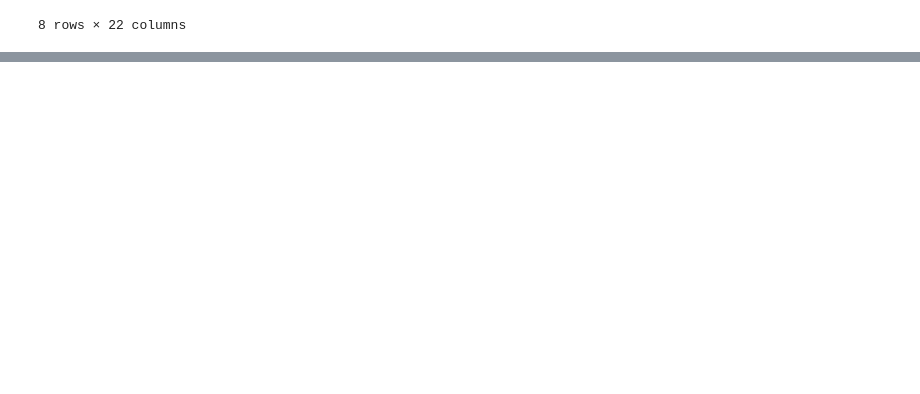
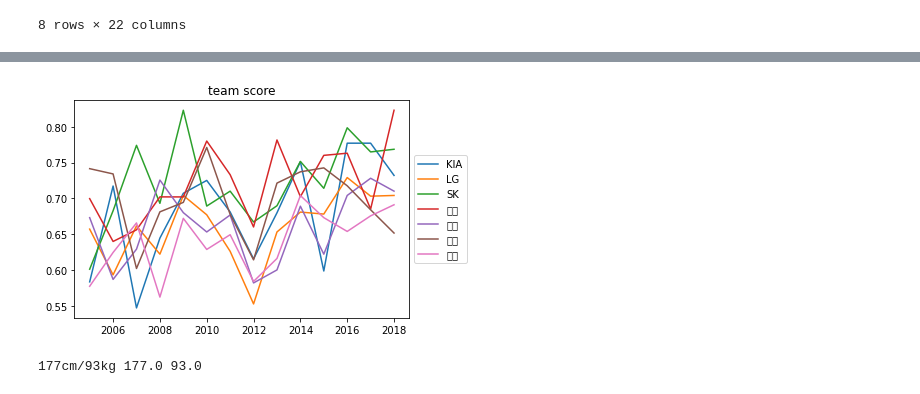
Before and after one commit to studyfirston/Deep_learning, a Jupyter notebook: dacon/kbo_prediction/batter_OPS_prediction.ipynb, the cells around one changed output, grey strips where cells are left out. Drawn from its saved outputs; the diff is of its cells as text; code cells hidden in the pictures; blank space fills up the shorter version.

```diff
--- a/dacon/kbo_prediction/batter_OPS_prediction.ipynb
+++ b/dacon/kbo_prediction/batter_OPS_prediction.ipynb
@@ -190,0 +216,5 @@ pd.read_csv('../')
+# %%
+# 연도별 팀의 OPS 중앙값 계산
+med_OPS_team = regular_season_df.pivot_table(index = ['team'], columns = 'year',
+values = 'OPS', aggfunc='median')
+med_OPS_team
@@ -190,0 +241,4 @@ pd.read_csv('../')
+# %%
+# 2005년 이후에 결측치가 존재하지 않는 팀만 확인
+team_idx = med_OPS_team.loc[:, 2005:].isna().sum(axis=1) <= 0
+team_idx
@@ -190,0 +264,18 @@ pd.read_csv('../')
+# %%
+plt.plot(med_OPS_team.loc[team_idx, 2005:].T)
+plt.legend(med_OPS_team.loc[team_idx, 2005:].T.columns,
+loc = 'center left', bbox_to_anchor=(1,0.5))
+plt.title('team score')
+plt.show()
+# %% [output]
+[figure, added]
+# %%
+# 키와 몸무게 변수를 이용해 성적과 연관성 있는지 파악해보기
+import re
+regular_season_df['weight'] = regular_season_df['height/weight'].apply(lambda x : int(re.findall('\d+', x.split('/')[1])[0]) if pd.notnull(x) else x)
+
+regular_season_df['height'] = regular_season_df['height/weight'].apply(lambda x : int(re.findall('\d+', x.split('/')[0])[0]) if pd.notnull(x) else x)
+
+print(regular_season_df['height/weight'][0], regular_season_df['height'][0], regular_season_df['weight'][0])
+# %% [output]
+177cm/93kg 177.0 93.0
```
Also changed, not shown: parts of 26 cells of this notebook.
